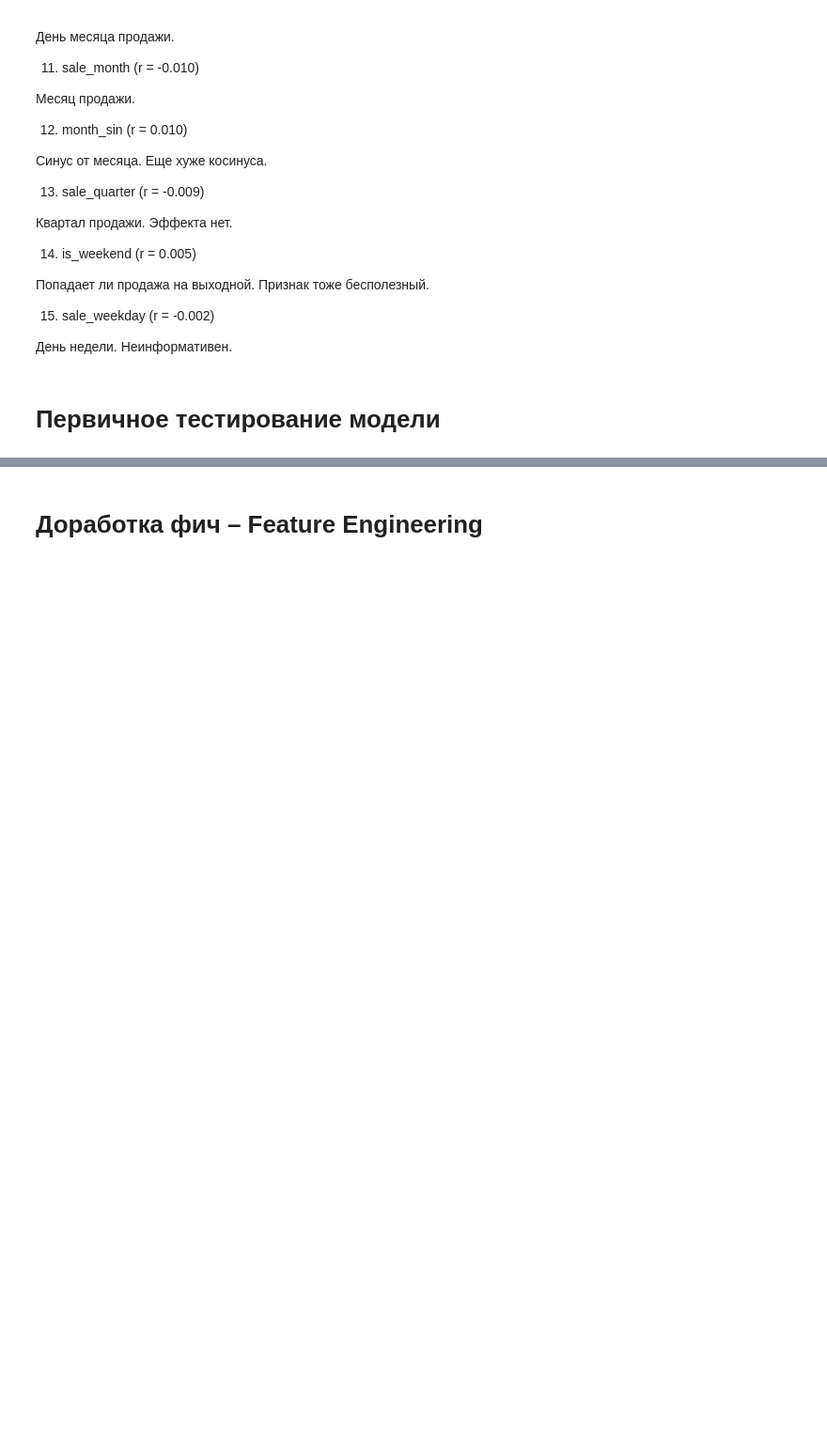
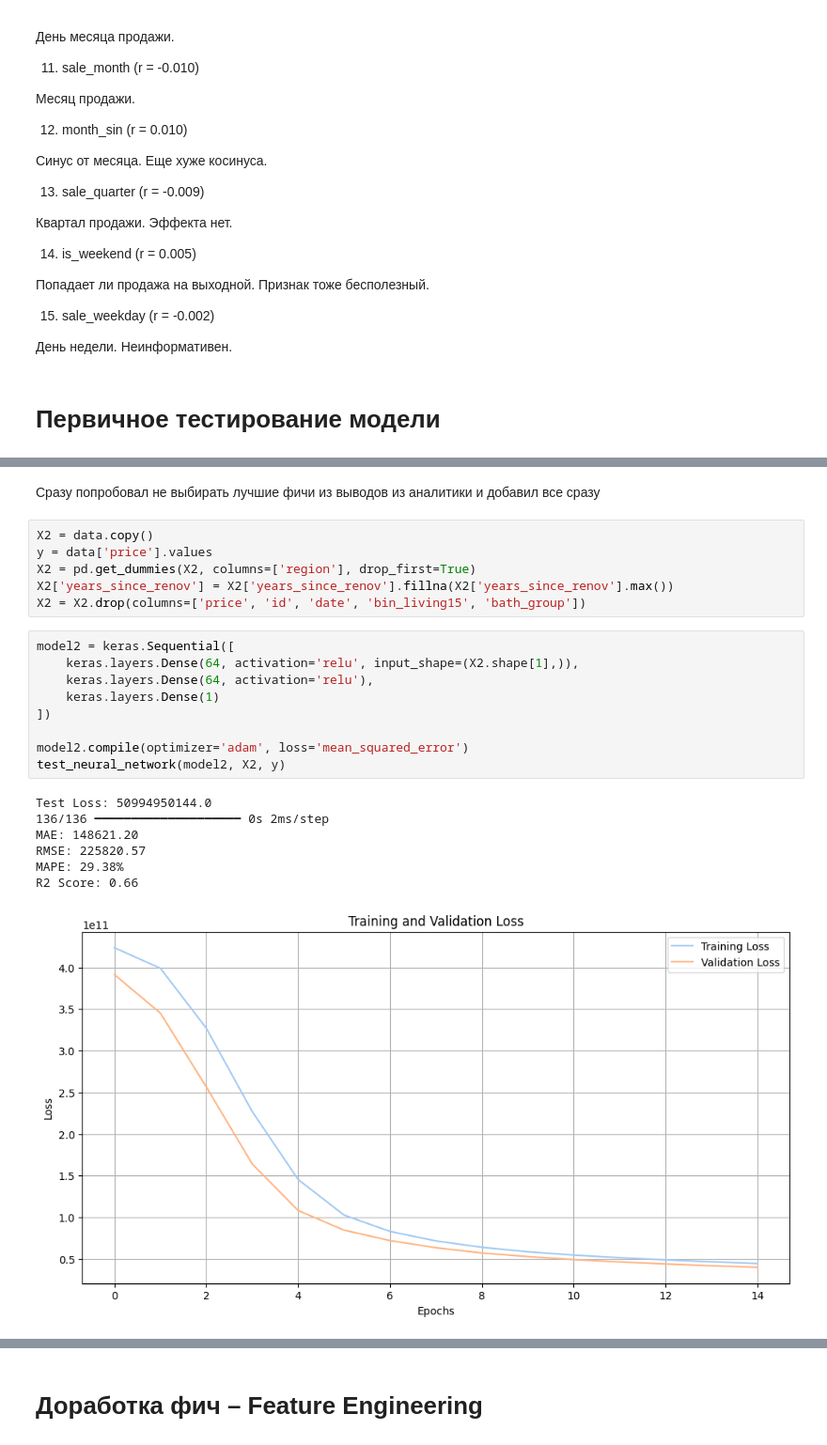
Before and after one commit to Daniil-Leshchev/house-sales-ml, a Jupyter notebook: house-sales.ipynb, the cells around one changed output, grey strips where cells are left out. Shown at 94% size. Drawn from its saved outputs; the diff is of its cells as text; blank space fills up the shorter version.

```diff
--- a/house-sales.ipynb
+++ b/house-sales.ipynb
@@ -993,0 +1106,25 @@ corr_df
+# %% [markdown]
+Сразу попробовал не выбирать лучшие фичи из выводов из аналитики и добавил все сразу
+# %%
+X2 = data.copy()
+y = data['price'].values
+X2 = pd.get_dummies(X2, columns=['region'], drop_first=True)
+X2['years_since_renov'] = X2['years_since_renov'].fillna(X2['years_since_renov'].max())
+X2 = X2.drop(columns=['price', 'id', 'date', 'bin_living15', 'bath_group'])
+# %%
+model2 = keras.Sequential([
+    keras.layers.Dense(64, activation='relu', input_shape=(X2.shape[1],)),
+    keras.layers.Dense(64, activation='relu'),
+    keras.layers.Dense(1)
+])
+
+model2.compile(optimizer='adam', loss='mean_squared_error')
+test_neural_network(model2, X2, y)
+# %% [output]
+Test Loss: 50994950144.0
+136/136 ━━━━━━━━━━━━━━━━━━━━ 0s 2ms/step
+MAE: 148621.20
+RMSE: 225820.57
+MAPE: 29.38%
+R2 Score: 0.66
+[figure, added]
```
Also changed, not shown: parts of 23 cells of this notebook.
